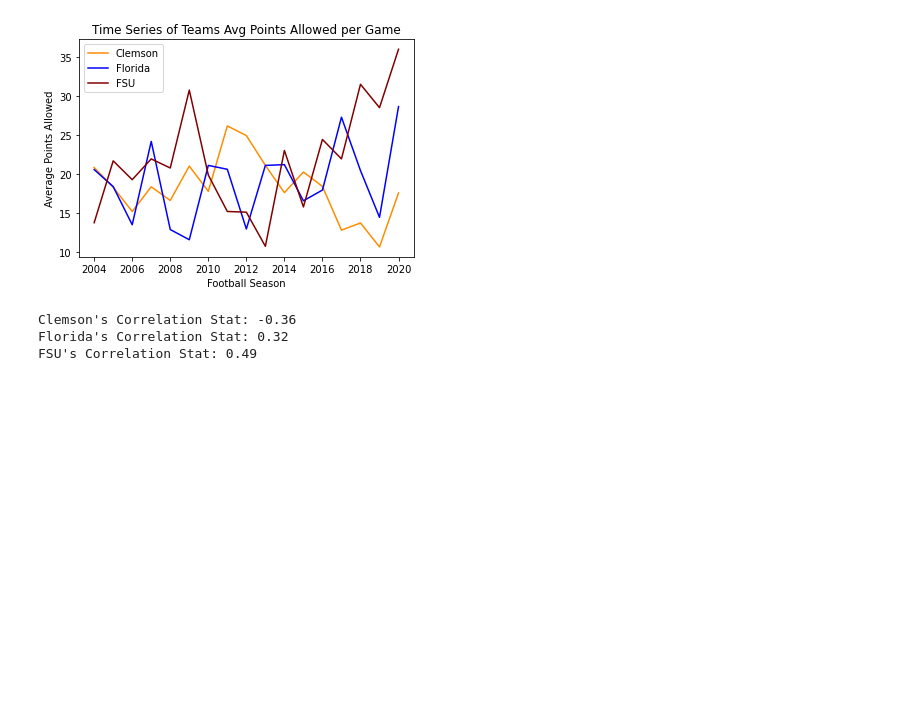
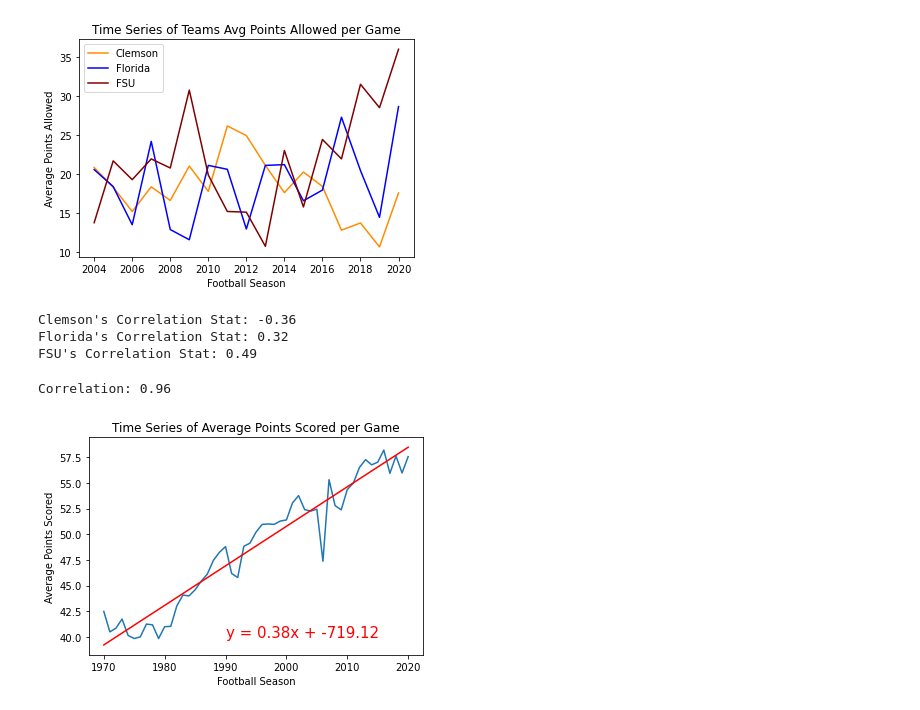
Before and after one commit to khutula/TigerGatorNole_Capstone1, a Jupyter notebook: data_plots.ipynb, the cells around one changed output. Cells and saved outputs as stored; diff of their text form; code cells hidden in the pictures; blank space fills up the shorter version.

```diff
--- a/data_plots.ipynb
+++ b/data_plots.ipynb
@@ -156,3 +156,23 @@ print(f"FSU's Correlation Stat: {round(linear_regression(teams_df['FSU Points Al
 Clemson's Correlation Stat: -0.36
 Florida's Correlation Stat: 0.32
 FSU's Correlation Stat: 0.49
+# %%
+extended_score_df = pd.read_csv("Output/avg_points_by_season.csv")
+
+plt.plot(extended_score_df["Season"], extended_score_df["Avg Points Scored Per Game"])
+plt.xlabel("Football Season")
+plt.ylabel("Average Points Scored")
+plt.title("Time Series of Average Points Scored per Game")
+
+(slope, intercept, rvalue, pvalue, stderr) = st.linregress(extended_score_df["Season"],extended_score_df["Avg Points Scored Per Game"])
+regress_values = extended_score_df["Season"] * slope + intercept
+line_eq = "y = " + str(round(slope,2)) + "x + " + str(round(intercept,2))
+plt.plot(extended_score_df["Season"], regress_values, "r-")
+plt.annotate(line_eq,(1990,40),size=15, color="red")
+
+plt.savefig("Output/Average Points Extended.png")
+
+print(f'Correlation: {round(rvalue,2)}')
+# %% [output]
+Correlation: 0.96
+[figure, added]
```
Also changed, not shown: parts of 10 cells of this notebook, 8 other files.
